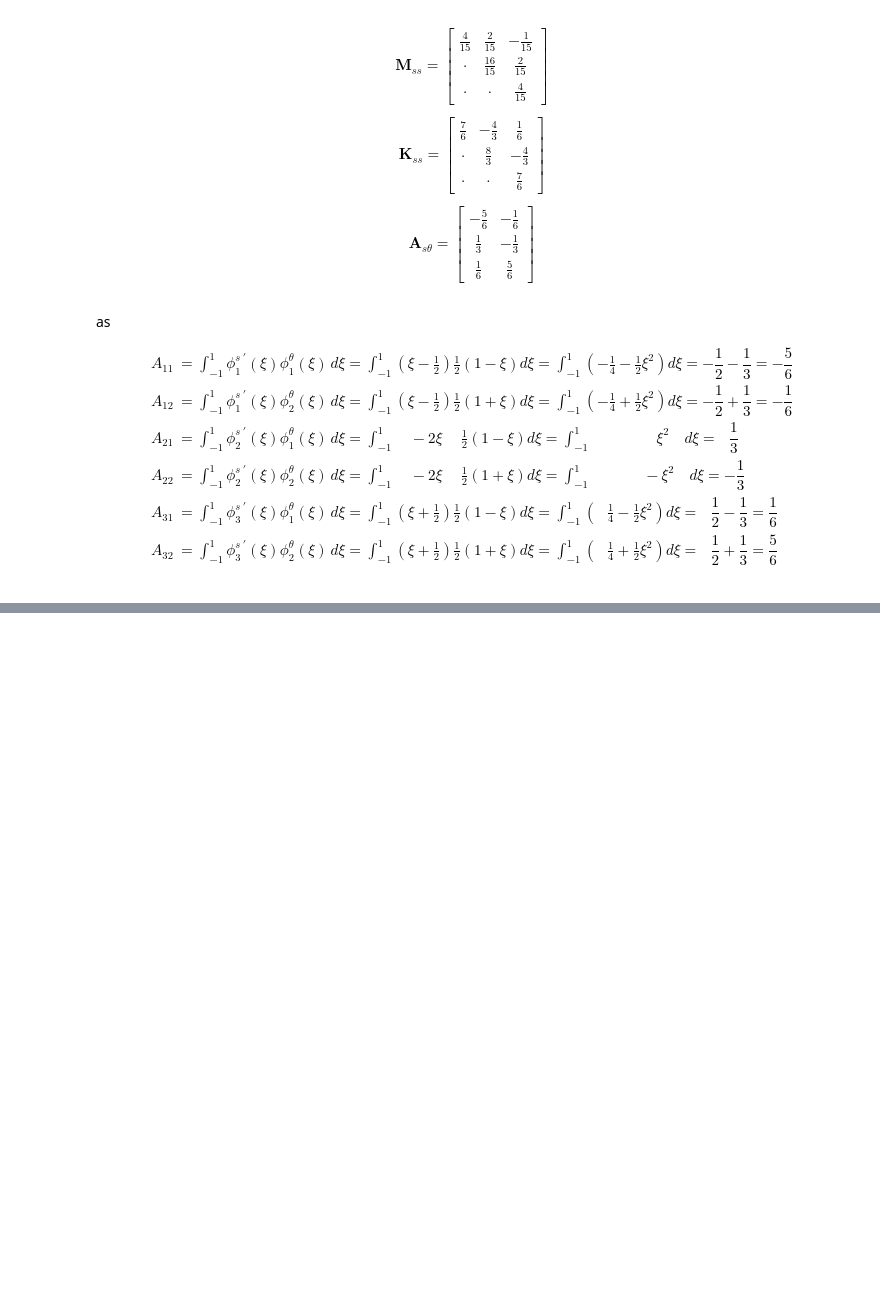
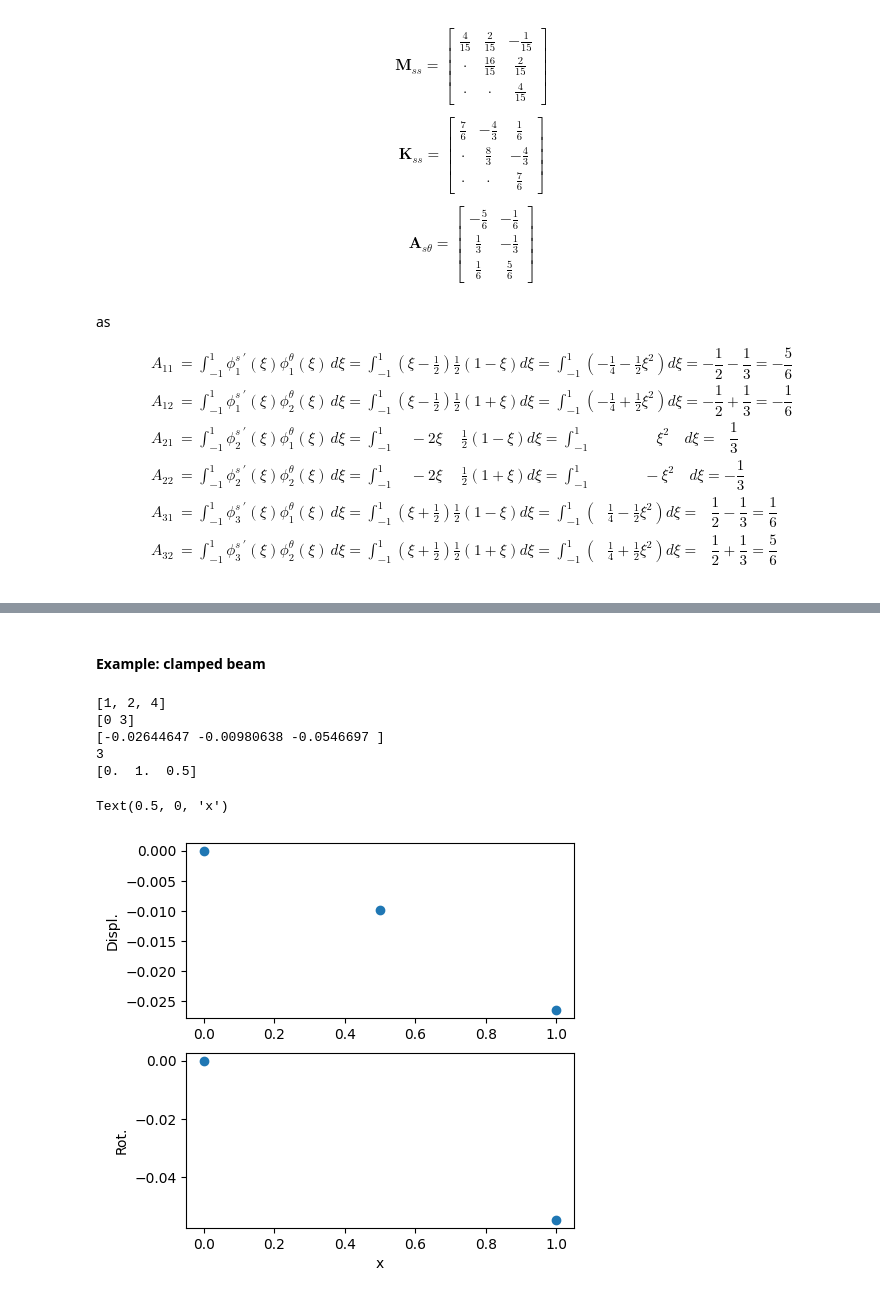
Before and after one commit to Basics2022/bbooks-physics-continuum-mechanics, a Jupyter notebook: _build/jupyter_execute/ch/solids/small-displacements-fem-beams-decoupled.ipynb, the cells around one changed output, grey strips where cells are left out. Cells and saved outputs as stored; diff of their text form; code cells hidden in the pictures; blank space fills up the shorter version.

Commit message:
First implementation of FEM for shear-bending dynamics. Need for debug, as got unexpected and wrong results

```diff
--- a/_build/jupyter_execute/ch/solids/small-displacements-fem-beams-decoupled.ipynb
+++ b/_build/jupyter_execute/ch/solids/small-displacements-fem-beams-decoupled.ipynb
@@ -106,3 +93,16 @@ K = sp.sparse.coo_array((ke, (mi, mj)),)
+# %%
+#> Assembling global matrices
+mi = np.concatenate(np.array([ [ e[0], e[0], e[1], e[1] ] for e in ee]))
+mj = np.concatenate(np.array([ [ e[0], e[1], e[0], e[1] ] for e in ee]))
+
+me = np.concatenate([ me_loc * m  * el_jac[iel] for iel in np.arange(nelems) ])
+ke = np.concatenate([ ke_loc * EA / el_jac[iel] for iel in np.arange(nelems) ])
+
+M = sp.sparse.coo_array((me, (mi, mj)),)
+K = sp.sparse.coo_array((ke, (mi, mj)),)
+
+# print(M.todense())
+# print(K.todense())
 # %% [markdown]
 ##### Static problem
 # %%
@@ -243,0 +395,55 @@ $$\begin{aligned}
+# %% [markdown]
+#### Example: clamped beam
+# %%
+#> Essential boundary conditions
+iD = np.array([ 0, nnodes ])   # var index of displ and rot of the first node
+uD = np.array([ .0, .0 ])      # value of the displ and rot of the first node
+
+iN = np.array([ nnodes_p1 - 1 ])    # var index of the displ of the last node
+fN = np.array([ 1. ])
+
+iU = list(set(np.arange(n_vars)) - set(iD))
+
+#> Slicing
+Kuu = (K.tocsc()[:,iU]).tocsr()[iU,:]
+Kud = (K.tocsc()[:,iD]).tocsr()[iU,:]
+Kdu = (K.tocsc()[:,iU]).tocsr()[iD,:]
+Kdd = (K.tocsc()[:,iD]).tocsr()[iD,:]
+
+F_vol = np.zeros(n_vars)
+f = F_vol.copy()
+f[iN] += fN
+fu = f[iU]
+fd = f[iD]
+
+#> Solve the linear problem, and retrieve the solution
+uu = sp.sparse.linalg.spsolve(Kuu, fu - Kud @ uD )
+fd = Kdu @ uu + Kdd @ uD
+
+print(iU)
+print(iD)
+print(uu)
+
+nU = len(iU)
+u = np.zeros(n_vars);  u[iU] = uu;  u[iD] = uD
+
+u_displ = u[:nnodes]
+u_rot   = u[nnodes:]
+
+print(nnodes)
+print(rr)
+
+fig, ax = plt.subplots(2,1, figsize=(5,5))
+ax[0].plot(rr            , u_displ, 'o')
+ax[1].plot(rr[:nnodes_p1], u_rot  , 'o')
+ax[0].set_ylabel('Displ.')
+ax[1].set_ylabel('Rot.')
+ax[1].set_xlabel('x')
+# %% [output]
+[1, 2, 4]
+[0 3]
+[-0.02644647 -0.00980638 -0.0546697 ]
+3
+[0.  1.  0.5]
+Text(0.5, 0, 'x')
+[figure, added]
```
Also changed, not shown: parts of 6 cells of this notebook, 6 other files.
